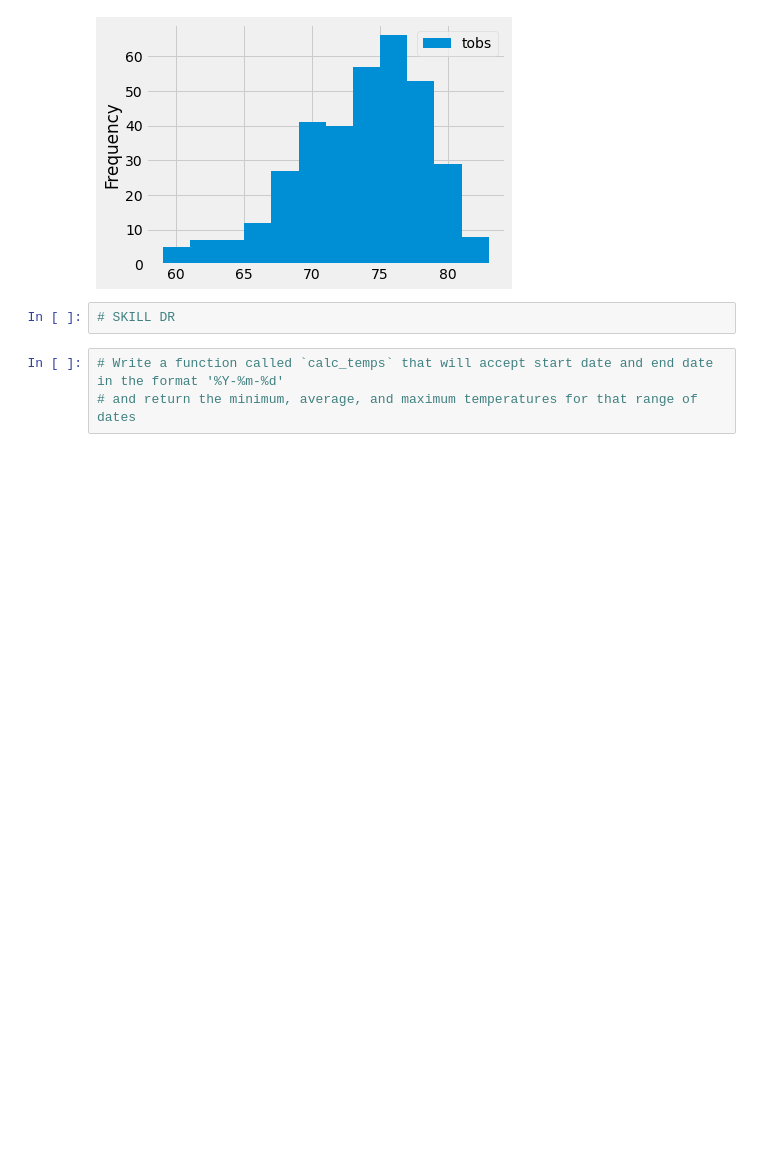
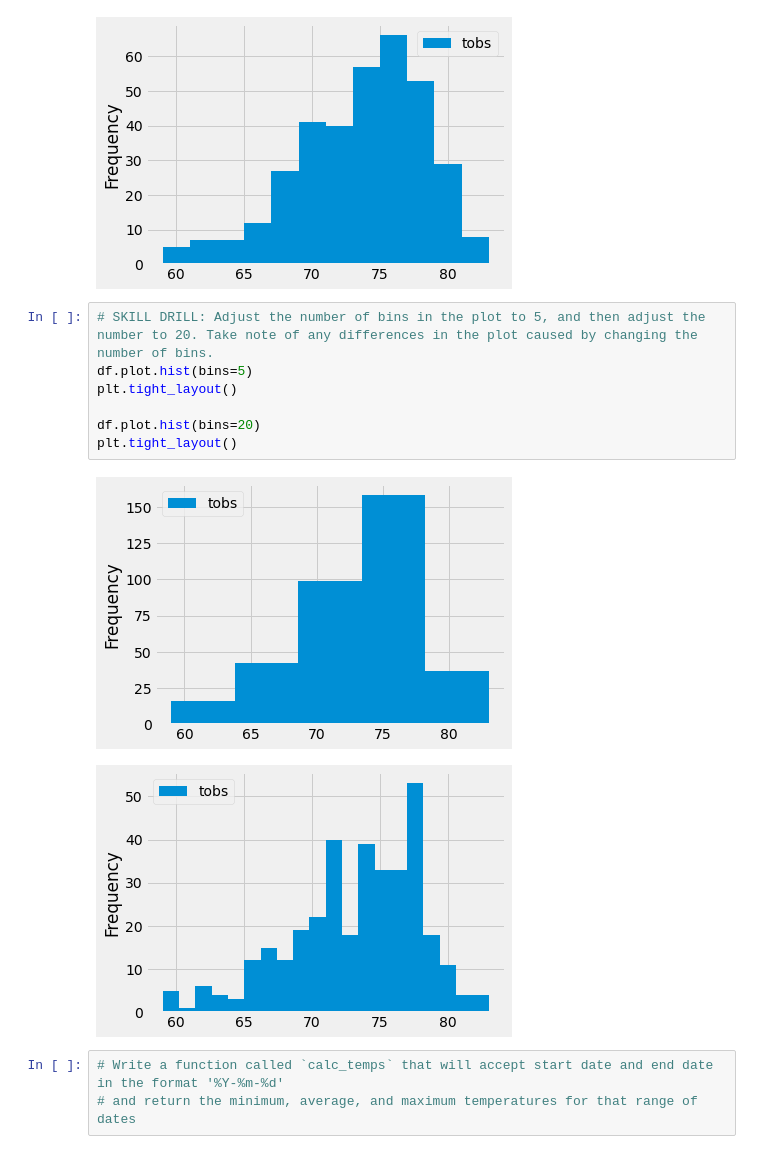
Before and after one commit to KMontero606/surfs_up, a Jupyter notebook: climate_analysis.ipynb, the cells around one changed output. Drawn from its saved outputs; the diff is of its cells as text; blank space fills up the shorter version.

Commit message:
Added visualization.

```diff
--- a/climate_analysis.ipynb
+++ b/climate_analysis.ipynb
@@ -127,8 +127,16 @@ plt.tight_layout()
 
 [352 rows x 1 columns]
 [figure]
-# %%
-# SKILL DR
+# %%
+# SKILL DRILL: Adjust the number of bins in the plot to 5, and then adjust the number to 20. Take note of any differences in the plot caused by changing the number of bins.
+df.plot.hist(bins=5)
+plt.tight_layout()
+
+df.plot.hist(bins=20)
+plt.tight_layout()
+# %% [output]
+[figure, added]
+[figure, added]
 # %%
 # Write a function called `calc_temps` that will accept start date and end date in the format '%Y-%m-%d'
 # and return the minimum, average, and maximum temperatures for that range of dates
```
